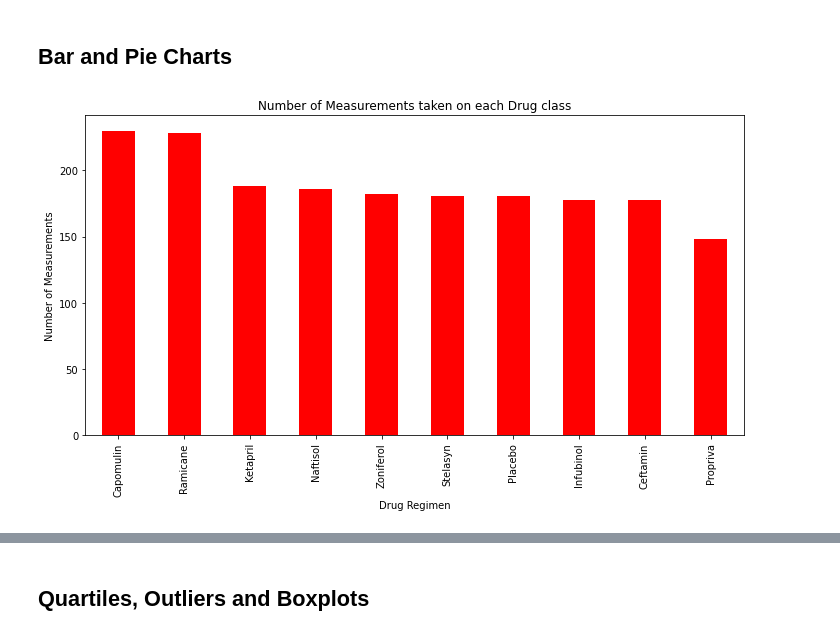
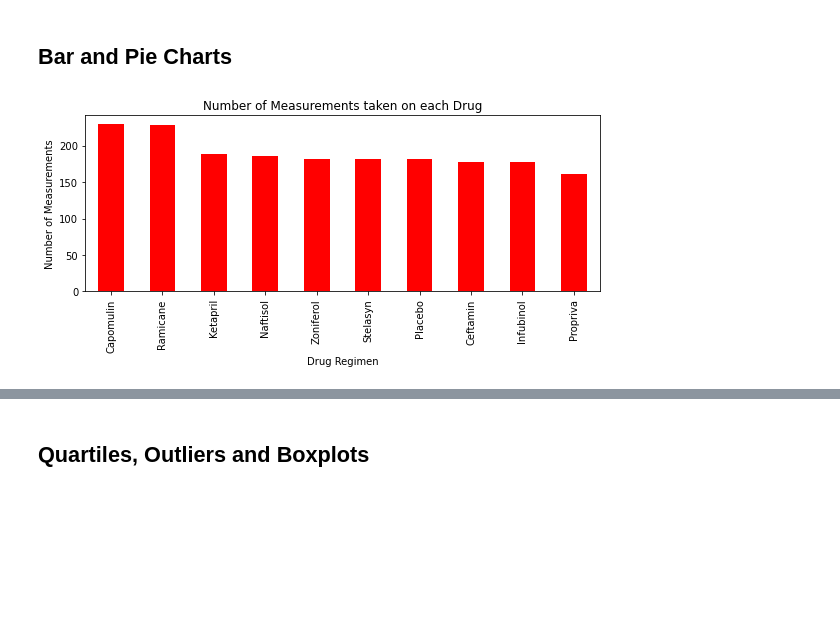
Before and after one commit to flbpilot/Matplotlib-Challenge, a Jupyter notebook: Pymaceuticals/pymaceuticals_starter-Copy1.ipynb, the cells around one changed output, grey strips where cells are left out. Saved outputs shown, nothing was run; the diff lists cells and outputs as text; code cells hidden in the pictures; blank space fills up the shorter version.

```diff
--- a/Pymaceuticals/pymaceuticals_starter-Copy1.ipynb
+++ b/Pymaceuticals/pymaceuticals_starter-Copy1.ipynb
@@ -142,23 +142,20 @@ summary_tumor_aggregate
 ## Bar and Pie Charts
 # %%
 # Generate a bar plot showing the total number of measurements taken on each drug regimen using pandas.
-#find number of mice in each drug regimen
-group_drug = clean_results.groupby(['Drug Regimen'])
-count_pt = group_drug['Timepoint'].count()
-count_pt = count_pt.sort_values(ascending=False)
 
+measure_per_regimen = combined_df["Drug Regimen"].value_counts()
 #make a bar graph using pandas with labels
-ax = count_pt.plot(kind='bar', color='red', figsize= (10,6), title='Number of Measurements taken on each Drug class')
+axx = measure_per_regimen.plot(kind='bar', color='red', figsize= (8,4), title='Number of Measurements taken on each Drug')
 
 #set labels
-ax.set_xlabel('Drug Regimen')
-ax.set_ylabel('Number of Measurements')
+axx.set_xlabel('Drug Regimen')
+axx.set_ylabel('Number of Measurements')
 
 #display bar graph
 plt.tight_layout()
 plt.show()
 # %% [output]
-[figure, old version]
+[figure, new version]
 # %%
 # Generate a bar plot showing the total number of measurements taken on each drug regimen using pyplot.
 
```
Also changed, not shown: parts of 4 cells of this notebook, 1 other file.
